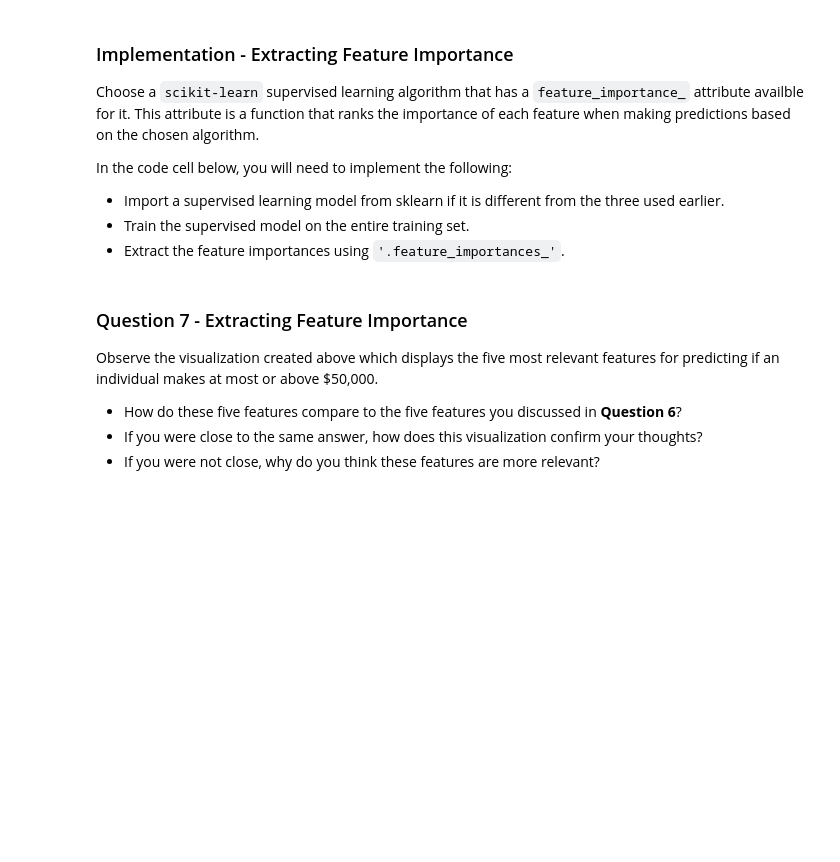
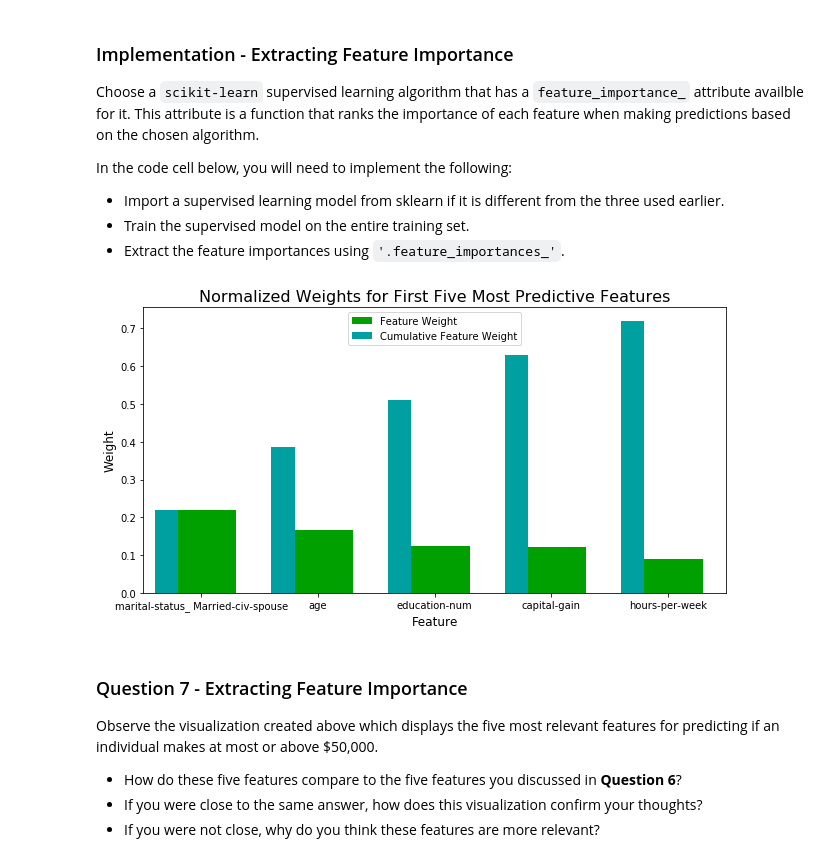
Before and after one commit to wpkel/machine-learning, a Jupyter notebook: projects/finding_donors/finding_donors.ipynb, the cells around one changed output. Cells and saved outputs as stored; diff of their text form; code cells hidden in the pictures; blank space fills up the shorter version.

```diff
--- a/projects/finding_donors/finding_donors.ipynb
+++ b/projects/finding_donors/finding_donors.ipynb
@@ -447,21 +504,25 @@ Fine tune the chosen model. Use grid search (`GridSearchCV`) with at least one i
 # %%
 # TODO: Import 'GridSearchCV', 'make_scorer', and any other necessary libraries
+from sklearn.grid_search import GridSearchCV
+from sklearn.metrics import make_scorer
+#from sklearn.linear_model import LogisticRegression
 
 # TODO: Initialize the classifier
-clf = None
+clf = LogisticRegression(random_state=0)
+clf.fit(X_train, y_train)
 
 # TODO: Create the parameters list you wish to tune, using a dictionary if needed.
 # HINT: parameters = {'parameter_1': [value1, value2], 'parameter_2': [value1, value2]}
-parameters = None
+parameters = {'C': [0.1, 1, 10, 100, 1000], 'solver': ["newton-cg", "lbfgs", "liblinear", "sag", "saga"]}
 
 # TODO: Make an fbeta_score scoring object using make_scorer()
-scorer = None
+scorer = make_scorer(fbeta_score(y_train, clf.predict(X_train), beta=0.5))
 
 # TODO: Perform grid search on the classifier using 'scorer' as the scoring method using GridSearchCV()
-grid_obj = None
+grid_obj = GridSearchCV(scorer, parameters)
 
 # TODO: Fit the grid search object to the training data and find the optimal parameters using fit()
-grid_fit = None
+grid_fit = grid_obj.fit(X_train, y_train)
 
 # Get the estimator
 best_clf = grid_fit.best_estimator_
@@ -516,16 +579,19 @@ In the code cell below, you will need to implement the following:
  - Extract the feature importances using `'.feature_importances_'`.
 # %%
 # TODO: Import a supervised learning model that has 'feature_importances_'
-
+from sklearn.tree import DecisionTreeClassifier
 
 # TODO: Train the supervised model on the training set using .fit(X_train, y_train)
-model = None
+model = DecisionTreeClassifier(random_state=0)
+model.fit(X_train, y_train)
 
 # TODO: Extract the feature importances using .feature_importances_
-importances = None
+importances = model.feature_importances_
 
 # Plot
 vs.feature_plot(importances, X_train, y_train)
+# %% [output]
+[figure, added]
 # %% [markdown]
 ### Question 7 - Extracting Feature Importance
 
```
Also changed, not shown: parts of 14 cells of this notebook.
